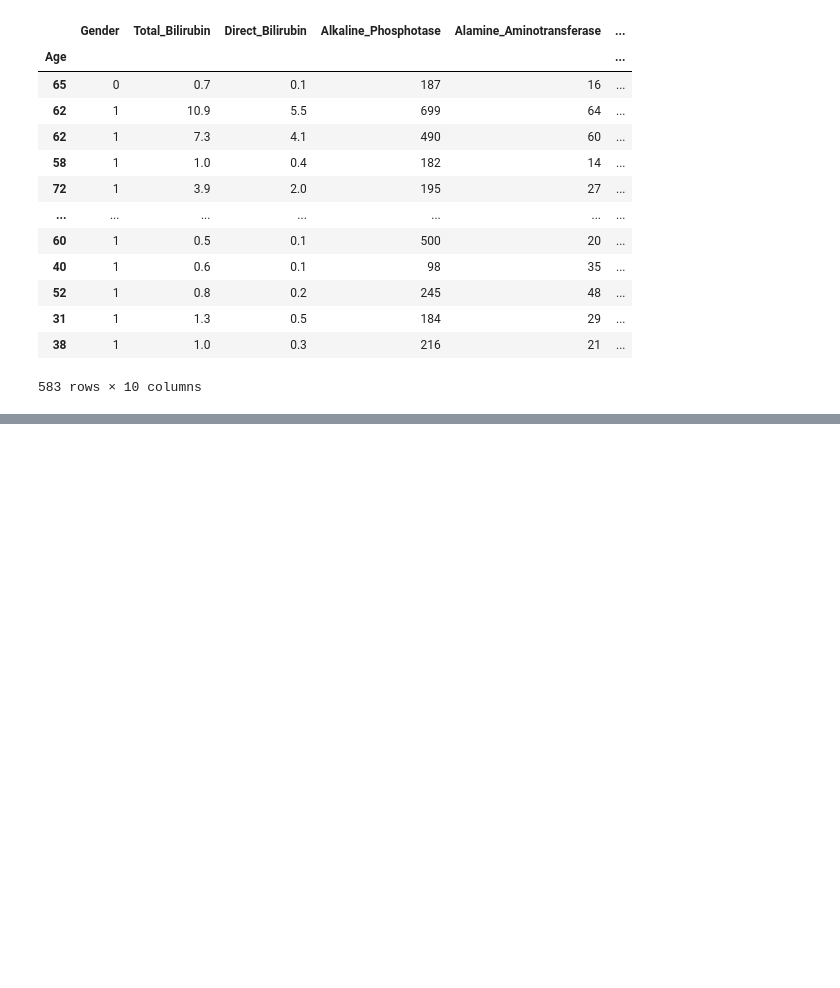
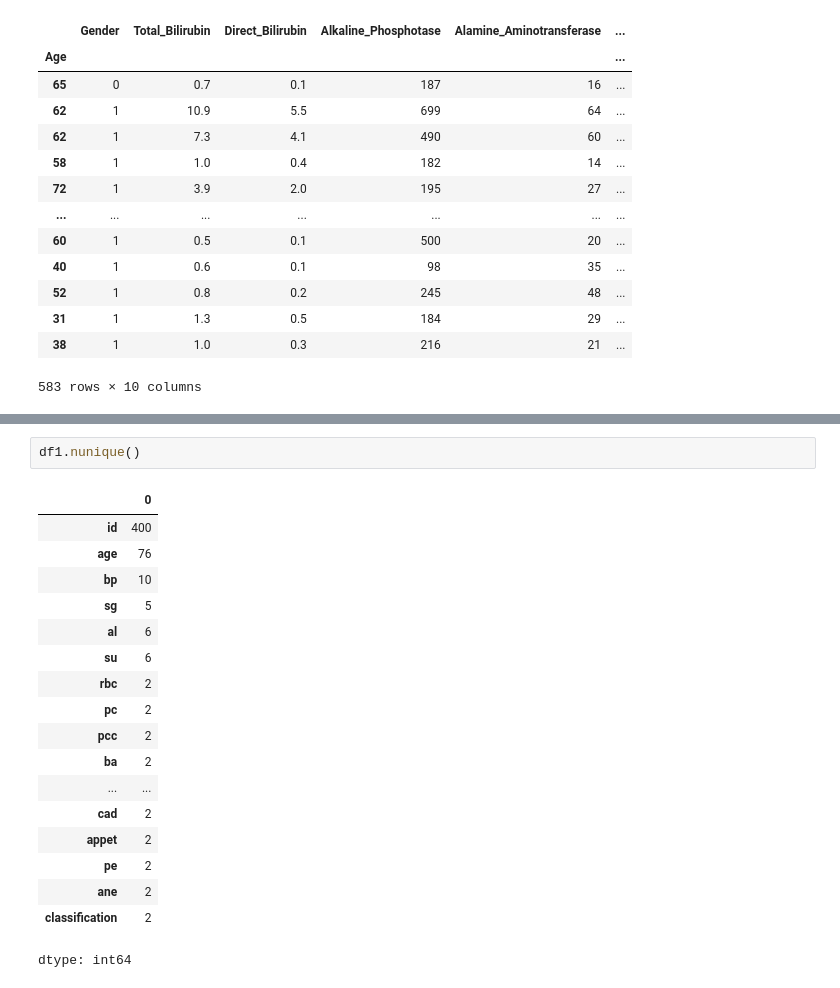
Before and after one commit to Hemanthk408/Multiple-Disease-Prediction-Using-ML, a Jupyter notebook: Multiple_Disease_Prediction.ipynb, the cells around one changed output, grey strips where cells are left out. Drawn from its saved outputs; the diff is of its cells as text; blank space fills up the shorter version.

```diff
--- a/Multiple_Disease_Prediction.ipynb
+++ b/Multiple_Disease_Prediction.ipynb
@@ -104,0 +193,21 @@ df
+# %%
+df1.nunique()
+# %% [output]
+|  | 0 |
+| id | 400 |
+| age | 76 |
+| bp | 10 |
+| sg | 5 |
+| al | 6 |
+| su | 6 |
+| rbc | 2 |
+| pc | 2 |
+| pcc | 2 |
+| ba | 2 |
+| ... | ... |
+| cad | 2 |
+| appet | 2 |
+| pe | 2 |
+| ane | 2 |
+| classification | 2 |
+dtype: int64
```
Also changed, not shown: parts of 12 cells of this notebook.
